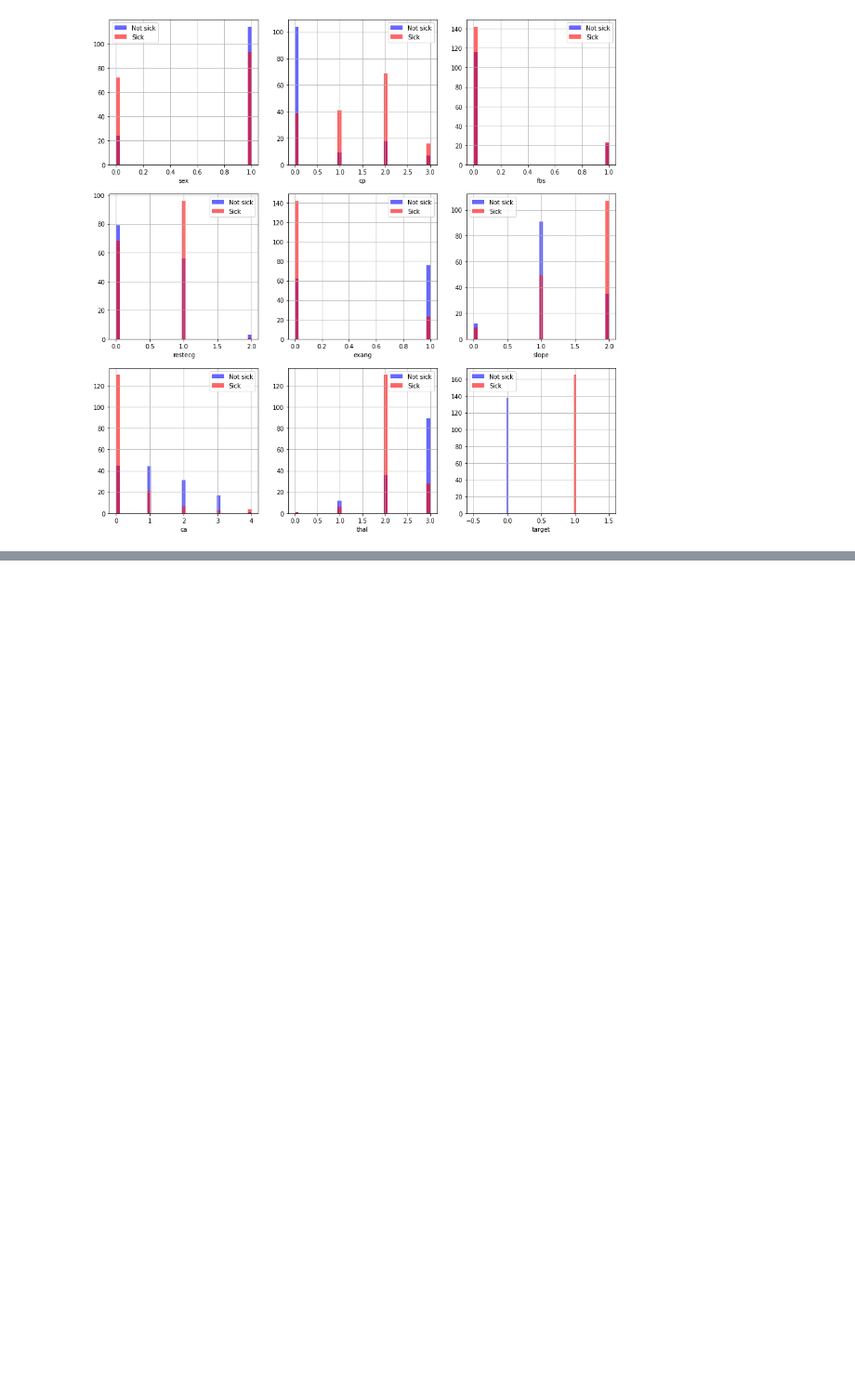
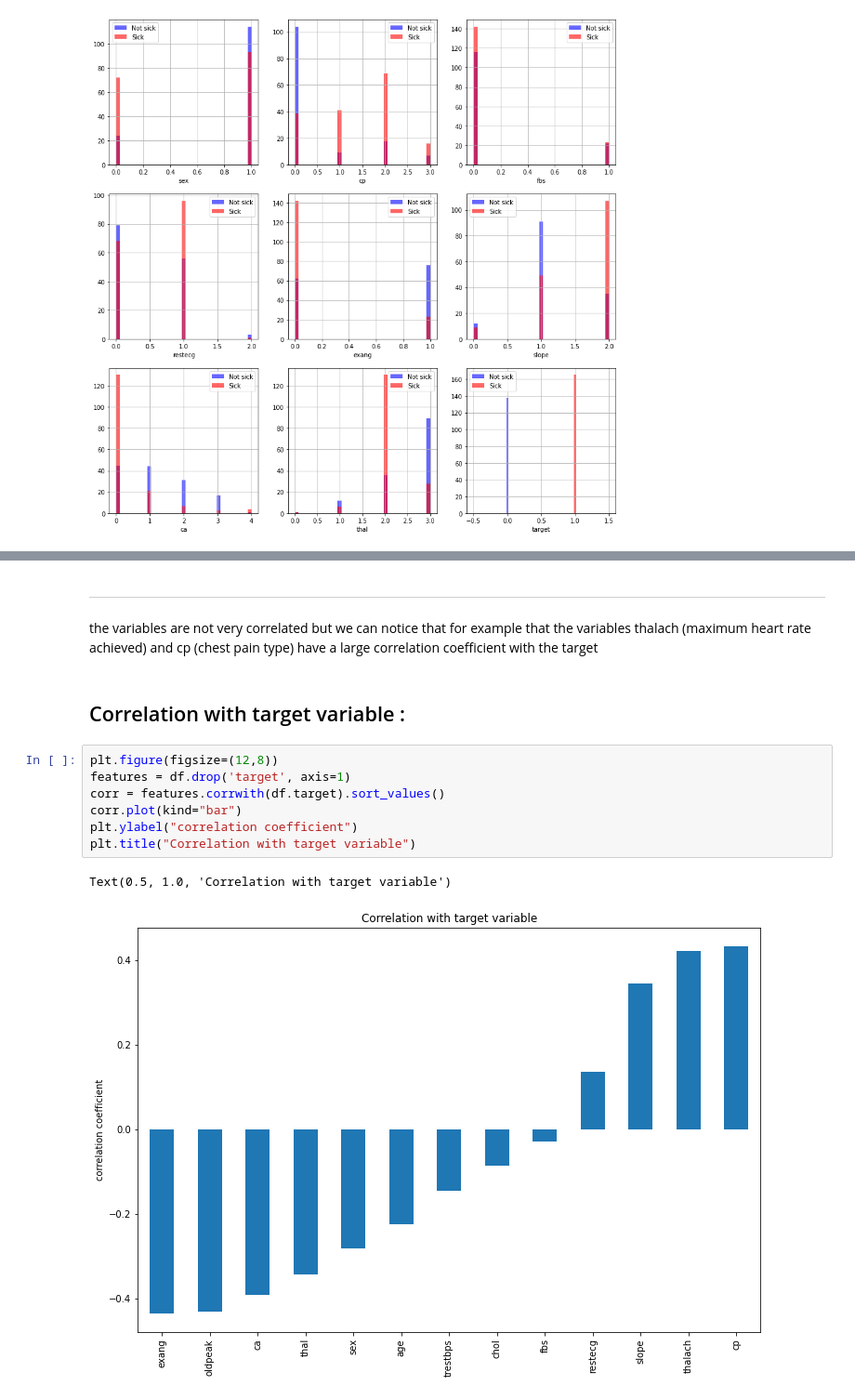
Before and after one commit to AyoubMDL/Machine_learning_projects, a Jupyter notebook: heart_disease_detection/heat_disease_detection.ipynb, the cells around one changed output, grey strips where cells are left out. Shown: that part at 93% size. Saved outputs shown, nothing was run; the diff lists cells and outputs as text; blank space fills up the shorter version.

```diff
--- a/heart_disease_detection/heat_disease_detection.ipynb
+++ b/heart_disease_detection/heat_disease_detection.ipynb
@@ -294,0 +293,15 @@ for i, column in enumerate(categorical_variables, 1):
+# %% [markdown]
+---
+the variables are not very correlated but we can notice that for example that the variables thalach (maximum heart rate achieved) and cp (chest pain type) have a large correlation coefficient with the target
+# %% [markdown]
+## Correlation with target variable :
+# %%
+plt.figure(figsize=(12,8))
+features = df.drop('target', axis=1)
+corr = features.corrwith(df.target).sort_values()
+corr.plot(kind="bar")
+plt.ylabel("correlation coefficient")
+plt.title("Correlation with target variable")
+# %% [output]
+Text(0.5, 1.0, 'Correlation with target variable')
+[figure, added]
```
Also changed, not shown: parts of 6 cells of this notebook.
